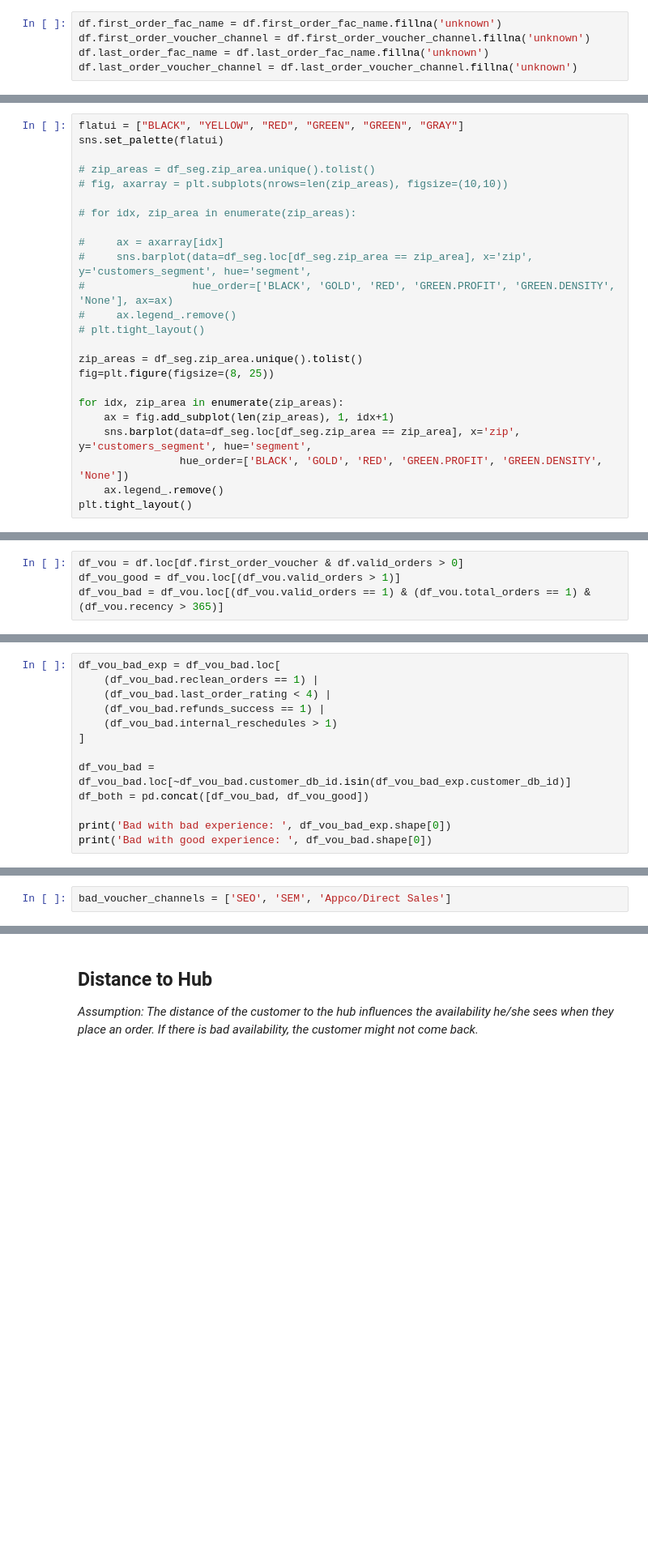
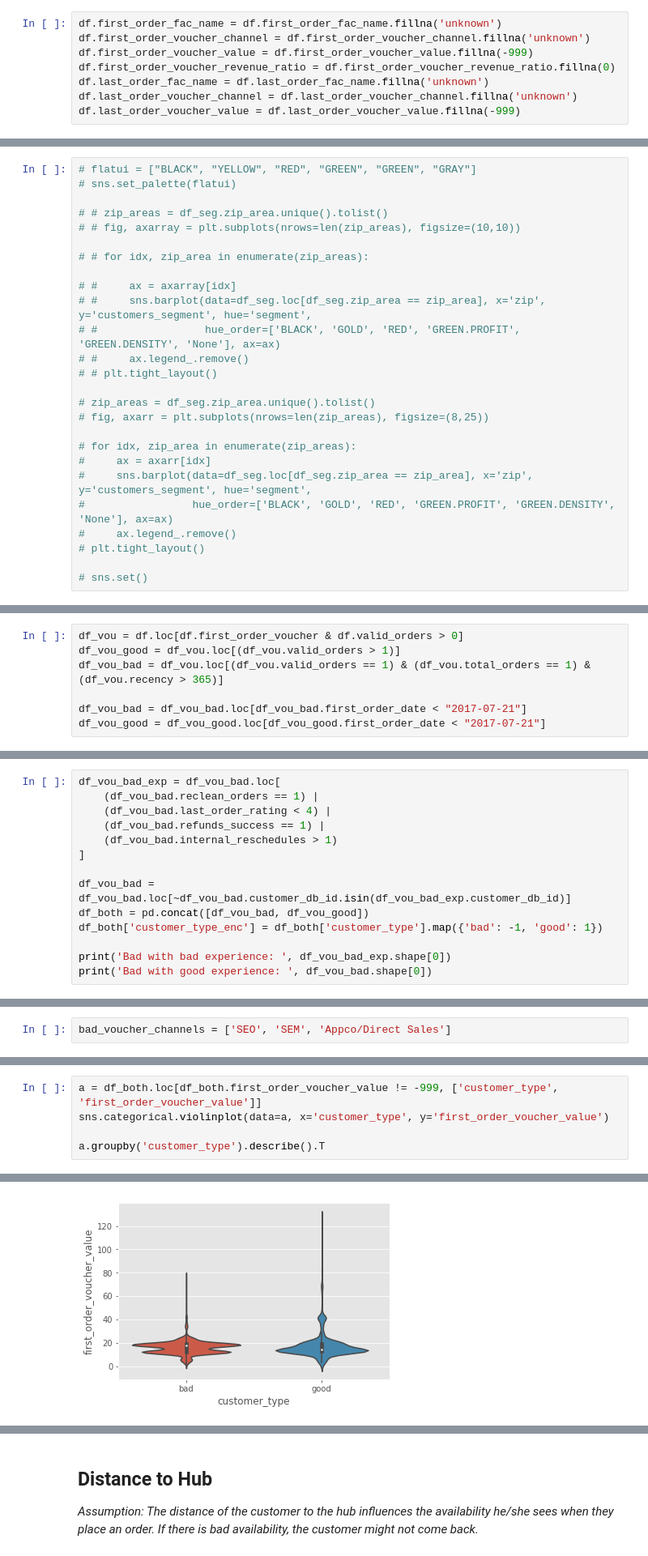
Before and after one commit to zipjet/bi-churn-analysis, a Jupyter notebook: bad_customers_analysis.ipynb, the cells around one changed output, grey strips where cells are left out. Shown at 81% size. Drawn from its saved outputs; the diff is of its cells as text; blank space fills up the shorter version.

```diff
--- a/bad_customers_analysis.ipynb
+++ b/bad_customers_analysis.ipynb
@@ -97,8 +102,11 @@ df['first_order_yearweek'] = df['first_order_year'].astype(str) + '-' +  df['fir
 # %%
 df.first_order_fac_name = df.first_order_fac_name.fillna('unknown')
 df.first_order_voucher_channel = df.first_order_voucher_channel.fillna('unknown')
+df.first_order_voucher_value = df.first_order_voucher_value.fillna(-999)
+df.first_order_voucher_revenue_ratio = df.first_order_voucher_revenue_ratio.fillna(0)
 df.last_order_fac_name = df.last_order_fac_name.fillna('unknown')
 df.last_order_voucher_channel = df.last_order_voucher_channel.fillna('unknown')
+df.last_order_voucher_value = df.last_order_voucher_value.fillna(-999)
 # %%
 nans = df.isnull().sum()
 nans[nans > 0].sort_values(ascending = False)
@@ -137,26 +161,28 @@ df_seg = df_seg.merge(df_seg.groupby(['segment'])\
                       .rename(columns={'customers': 'segment_total'}), on='segment')
 df_seg['customers_segment'] = df_seg.customers / df_seg.segment_total
 # %%
-flatui = ["BLACK", "YELLOW", "RED", "GREEN", "GREEN", "GRAY"]
-sns.set_palette(flatui)
+# flatui = ["BLACK", "YELLOW", "RED", "GREEN", "GREEN", "GRAY"]
+# sns.set_palette(flatui)
+
+# # zip_areas = df_seg.zip_area.unique().tolist()
+# # fig, axarray = plt.subplots(nrows=len(zip_areas), figsize=(10,10))
+
+# # for idx, zip_area in enumerate(zip_areas):
+
+# #     ax = axarray[idx]
+# #     sns.barplot(data=df_seg.loc[df_seg.zip_area == zip_area], x='zip', y='customers_segment', hue='segment',
+# #                 hue_order=['BLACK', 'GOLD', 'RED', 'GREEN.PROFIT', 'GREEN.DENSITY', 'None'], ax=ax)
+# #     ax.legend_.remove()
+# # plt.tight_layout()
 
 # zip_areas = df_seg.zip_area.unique().tolist()
-# fig, axarray = plt.subplots(nrows=len(zip_areas), figsize=(10,10))
+# fig, axarr = plt.subplots(nrows=len(zip_areas), figsize=(8,25))
 
 # for idx, zip_area in enumerate(zip_areas):
-
-#     ax = axarray[idx]
+#     ax = axarr[idx]
 #     sns.barplot(data=df_seg.loc[df_seg.zip_area == zip_area], x='zip', y='customers_segment', hue='segment',
 #                 hue_order=['BLACK', 'GOLD', 'RED', 'GREEN.PROFIT', 'GREEN.DENSITY', 'None'], ax=ax)
 #     ax.legend_.remove()
 # plt.tight_layout()
 
-zip_areas = df_seg.zip_area.unique().tolist()
-fig=plt.figure(figsize=(8, 25))
-
-for idx, zip_area in enumerate(zip_areas):
-    ax = fig.add_subplot(len(zip_areas), 1, idx+1)
-    sns.barplot(data=df_seg.loc[df_seg.zip_area == zip_area], x='zip', y='customers_segment', hue='segment',
-                hue_order=['BLACK', 'GOLD', 'RED', 'GREEN.PROFIT', 'GREEN.DENSITY', 'None'])
-    ax.legend_.remove()
-plt.tight_layout()
+# sns.set()
@@ -181,6 +205,9 @@ Good Voucher customers:
 df_vou = df.loc[df.first_order_voucher & df.valid_orders > 0]
 df_vou_good = df_vou.loc[(df_vou.valid_orders > 1)]
 df_vou_bad = df_vou.loc[(df_vou.valid_orders == 1) & (df_vou.total_orders == 1) & (df_vou.recency > 365)]
+
+df_vou_bad = df_vou_bad.loc[df_vou_bad.first_order_date < "2017-07-21"]
+df_vou_good = df_vou_good.loc[df_vou_good.first_order_date < "2017-07-21"]
 # %%
 print('Number of Bad customers: ', df_vou_bad.shape[0])
 print('Number of Good customers: ', df_vou_good.shape[0])
@@ -258,6 +285,7 @@ df_vou_bad_exp = df_vou_bad.loc[
 
 df_vou_bad = df_vou_bad.loc[~df_vou_bad.customer_db_id.isin(df_vou_bad_exp.customer_db_id)]
 df_both = pd.concat([df_vou_bad, df_vou_good])
+df_both['customer_type_enc'] = df_both['customer_type'].map({'bad': -1, 'good': 1})
 
 print('Bad with bad experience: ', df_vou_bad_exp.shape[0])
 print('Bad with good experience: ', df_vou_bad.shape[0])
@@ -280,0 +314,6 @@ bad_voucher_channels = ['SEO', 'SEM', 'Appco/Direct Sales']
+# %%
+a = df_both.loc[df_both.first_order_voucher_value != -999, ['customer_type', 'first_order_voucher_value']]
+sns.categorical.violinplot(data=a, x='customer_type', y='first_order_voucher_value')
+
+a.groupby('customer_type').describe().T
+# %% [output]
@@ -280,0 +329 @@ bad_voucher_channels = ['SEO', 'SEM', 'Appco/Direct Sales']
+[figure, added]
```
Also changed, not shown: parts of 56 cells of this notebook.
